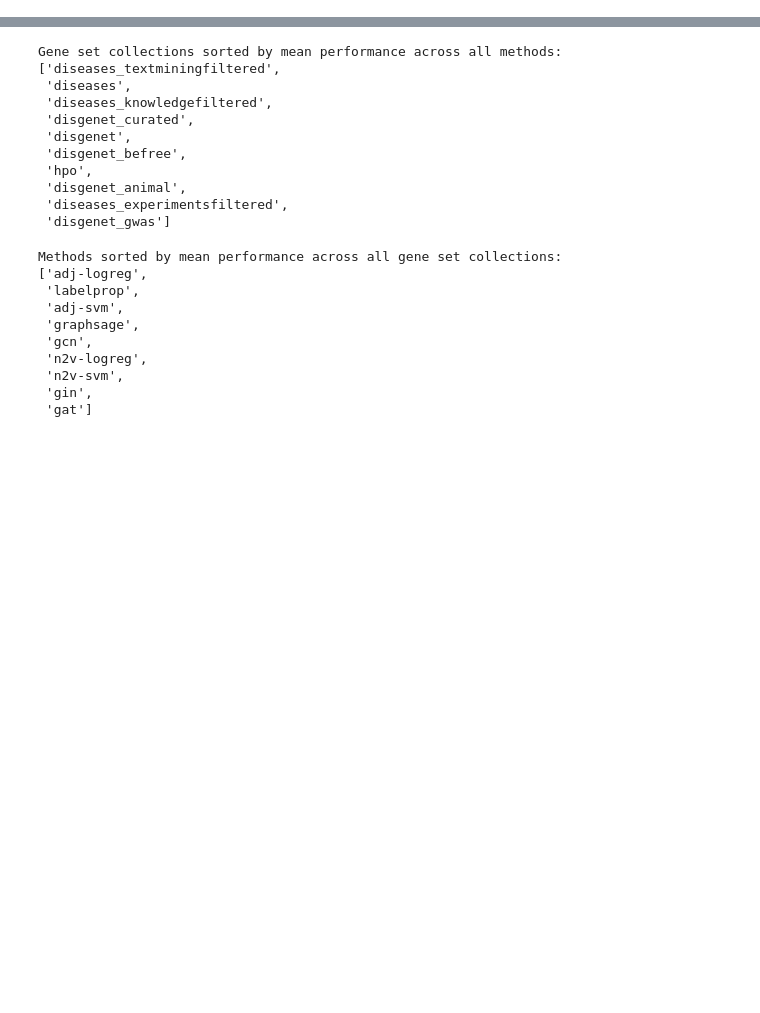
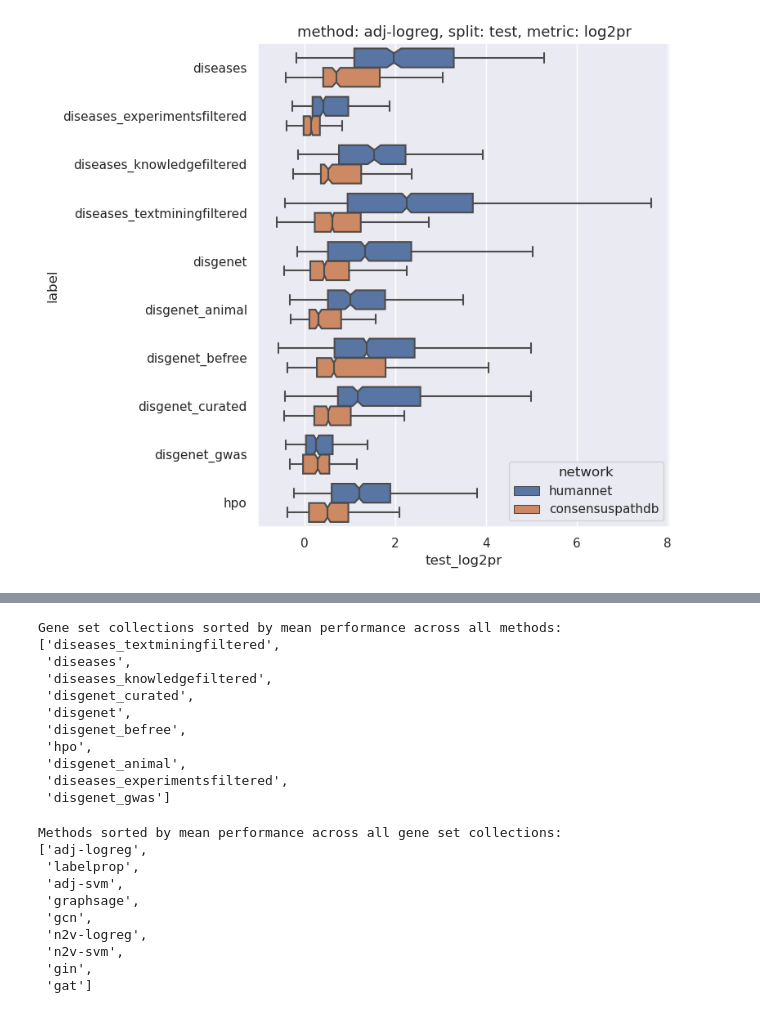
Before and after one commit to krishnanlab/obnbench, a Jupyter notebook: experiments/disease_gsc_channels/analysis.ipynb, the cells around one changed output, grey strips where cells are left out. Saved outputs shown, nothing was run; the diff lists cells and outputs as text; code cells hidden in the pictures; blank space fills up the shorter version.

```diff
--- a/experiments/disease_gsc_channels/analysis.ipynb
+++ b/experiments/disease_gsc_channels/analysis.ipynb
@@ -9,0 +106,31 @@ sns.set()
+# %%
+# -------------------
+selected_method = "adj-logreg"
+selected_split = "test"
+selected_metric = "log2pr"
+# -------------------
+
+plt.figure(figsize=(8, 7))
+
+sns.boxplot(
+    data=df.query("method == @selected_method"),
+    x=f"{selected_split}_{selected_metric}",
+    y="label",
+    showfliers=False,
+    notch=True,
+    hue="network",
+    hue_order=["humannet", "consensuspathdb"],
+    order=sorted(label_order),
+)
+
+plt.title(
+    f"method: {selected_method}, "
+    f"split: {selected_split}, "
+    f"metric: {selected_metric}",
+    fontsize=13,
+)
+
+plt.tight_layout()
+plt.show()
+# %% [output]
+[figure, added]
```
Also changed, not shown: parts of 15 cells of this notebook, 11 other files.
